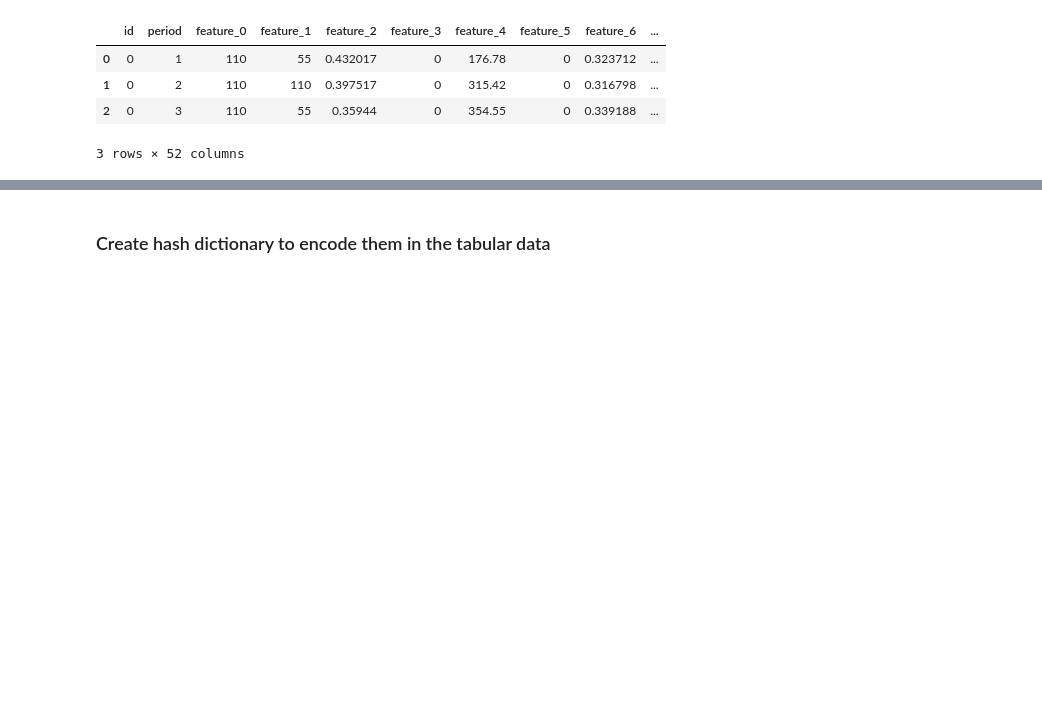
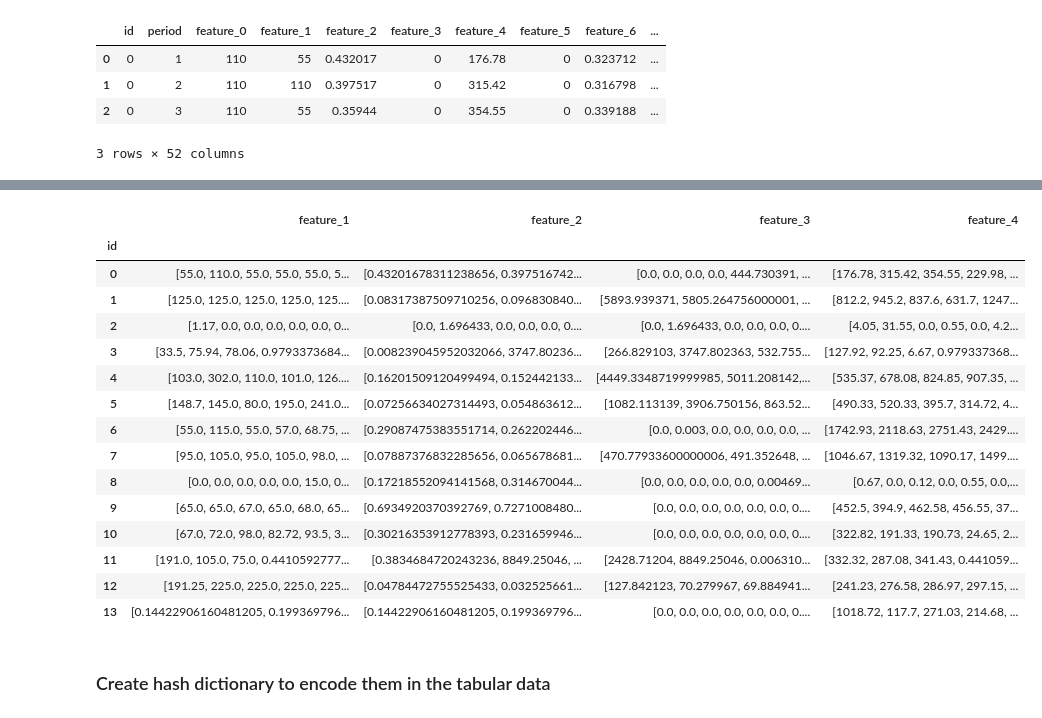
Before and after one commit to blastertec/Cellular-operator-custormer-classification, a Jupyter notebook: taras_haida_ks_task.ipynb, the cells around one changed output, grey strips where cells are left out. Drawn from its saved outputs; the diff is of its cells as text; code cells hidden in the pictures; blank space fills up the shorter version.

```diff
--- a/taras_haida_ks_task.ipynb
+++ b/taras_haida_ks_task.ipynb
@@ -40,3 +102,23 @@ def hashCounter():
+# %%
+simp_tab_df_groupped = simp_tab_df.groupby('id').agg(lambda x: list(x))
+simp_tab_df_groupped.head(14)
+# %% [output]
+|  | feature_1 | feature_2 | feature_3 | feature_4 |
+| id |  |  |  |  |
+| 0 | [55.0, 110.0, 55.0, 55.0, 55.0, 5... | [0.43201678311238656, 0.397516742... | [0.0, 0.0, 0.0, 0.0, 444.730391, ... | [176.78, 315.42, 354.55, 229.98, ... |
+| 1 | [125.0, 125.0, 125.0, 125.0, 125.... | [0.08317387509710256, 0.096830840... | [5893.939371, 5805.264756000001, ... | [812.2, 945.2, 837.6, 631.7, 1247... |
+| 2 | [1.17, 0.0, 0.0, 0.0, 0.0, 0.0, 0... | [0.0, 1.696433, 0.0, 0.0, 0.0, 0.... | [0.0, 1.696433, 0.0, 0.0, 0.0, 0.... | [4.05, 31.55, 0.0, 0.55, 0.0, 4.2... |
+| 3 | [33.5, 75.94, 78.06, 0.9793373684... | [0.008239045952032066, 3747.80236... | [266.829103, 3747.802363, 532.755... | [127.92, 92.25, 6.67, 0.979337368... |
+| 4 | [103.0, 302.0, 110.0, 101.0, 126.... | [0.16201509120499494, 0.152442133... | [4449.3348719999985, 5011.208142,... | [535.37, 678.08, 824.85, 907.35, ... |
+| 5 | [148.7, 145.0, 80.0, 195.0, 241.0... | [0.07256634027314493, 0.054863612... | [1082.113139, 3906.750156, 863.52... | [490.33, 520.33, 395.7, 314.72, 4... |
+| 6 | [55.0, 115.0, 55.0, 57.0, 68.75, ... | [0.29087475383551714, 0.262202446... | [0.0, 0.003, 0.0, 0.0, 0.0, 0.0, ... | [1742.93, 2118.63, 2751.43, 2429.... |
+| 7 | [95.0, 105.0, 95.0, 105.0, 98.0, ... | [0.07887376832285656, 0.065678681... | [470.77933600000006, 491.352648, ... | [1046.67, 1319.32, 1090.17, 1499.... |
+| 8 | [0.0, 0.0, 0.0, 0.0, 0.0, 15.0, 0... | [0.17218552094141568, 0.314670044... | [0.0, 0.0, 0.0, 0.0, 0.0, 0.00469... | [0.67, 0.0, 0.12, 0.0, 0.55, 0.0,... |
+| 9 | [65.0, 65.0, 67.0, 65.0, 68.0, 65... | [0.6934920370392769, 0.7271008480... | [0.0, 0.0, 0.0, 0.0, 0.0, 0.0, 0.... | [452.5, 394.9, 462.58, 456.55, 37... |
+| 10 | [67.0, 72.0, 98.0, 82.72, 93.5, 3... | [0.30216353912778393, 0.231659946... | [0.0, 0.0, 0.0, 0.0, 0.0, 0.0, 0.... | [322.82, 191.33, 190.73, 24.65, 2... |
+| 11 | [191.0, 105.0, 75.0, 0.4410592777... | [0.3834684720243236, 8849.25046, ... | [2428.71204, 8849.25046, 0.006310... | [332.32, 287.08, 341.43, 0.441059... |
+| 12 | [191.25, 225.0, 225.0, 225.0, 225... | [0.04784472755525433, 0.032525661... | [127.842123, 70.279967, 69.884941... | [241.23, 276.58, 286.97, 297.15, ... |
+| 13 | [0.14422906160481205, 0.199369796... | [0.14422906160481205, 0.199369796... | [0.0, 0.0, 0.0, 0.0, 0.0, 0.0, 0.... | [1018.72, 117.7, 271.03, 214.68, ... |
 # %% [markdown]
 ### Create hash dictionary to encode them in the tabular data
 # %%
```
Also changed, not shown: parts of 12 cells of this notebook, 10 other files.
